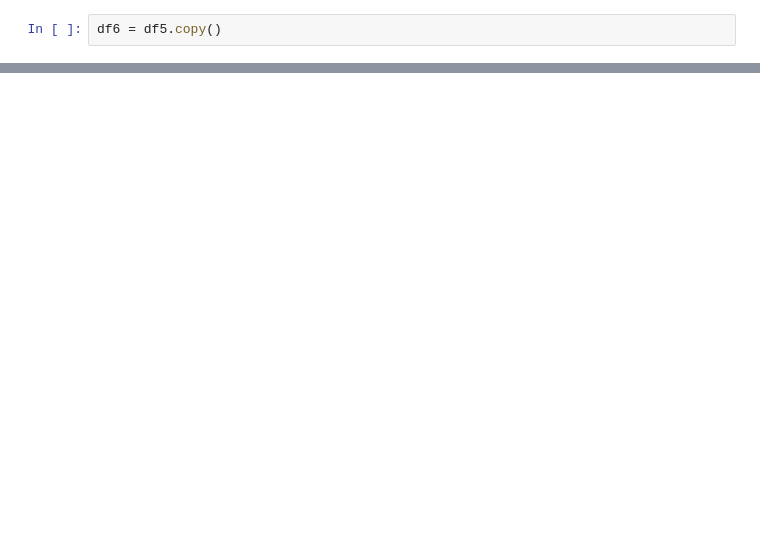
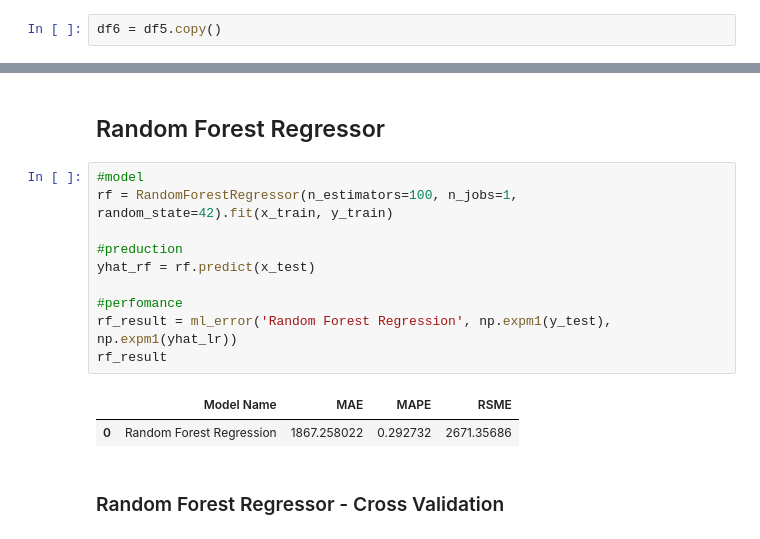
Before and after one commit to ikauann/Rossmann-Store-Sales, a Jupyter notebook: m04_v01_store_sales_prediction.ipynb, the cells around one changed output, grey strips where cells are left out. Saved outputs shown, nothing was run; the diff lists cells and outputs as text; blank space fills up the shorter version.

```diff
--- a/m04_v01_store_sales_prediction.ipynb
+++ b/m04_v01_store_sales_prediction.ipynb
@@ -982,0 +1050,17 @@ lrr_result
+# %% [markdown]
+## Random Forest Regressor
+# %%
+#model
+rf = RandomForestRegressor(n_estimators=100, n_jobs=1, random_state=42).fit(x_train, y_train)
+
+#preduction
+yhat_rf = rf.predict(x_test)
+
+#perfomance
+rf_result = ml_error('Random Forest Regression', np.expm1(y_test), np.expm1(yhat_lr))
+rf_result
+# %% [output]
+|  | Model Name | MAE | MAPE | RSME |
+| 0 | Random Forest Regression | 1867.258022 | 0.292732 | 2671.35686 |
+# %% [markdown]
+### Random Forest Regressor - Cross Validation
```
Also changed, not shown: parts of 52 cells of this notebook.
